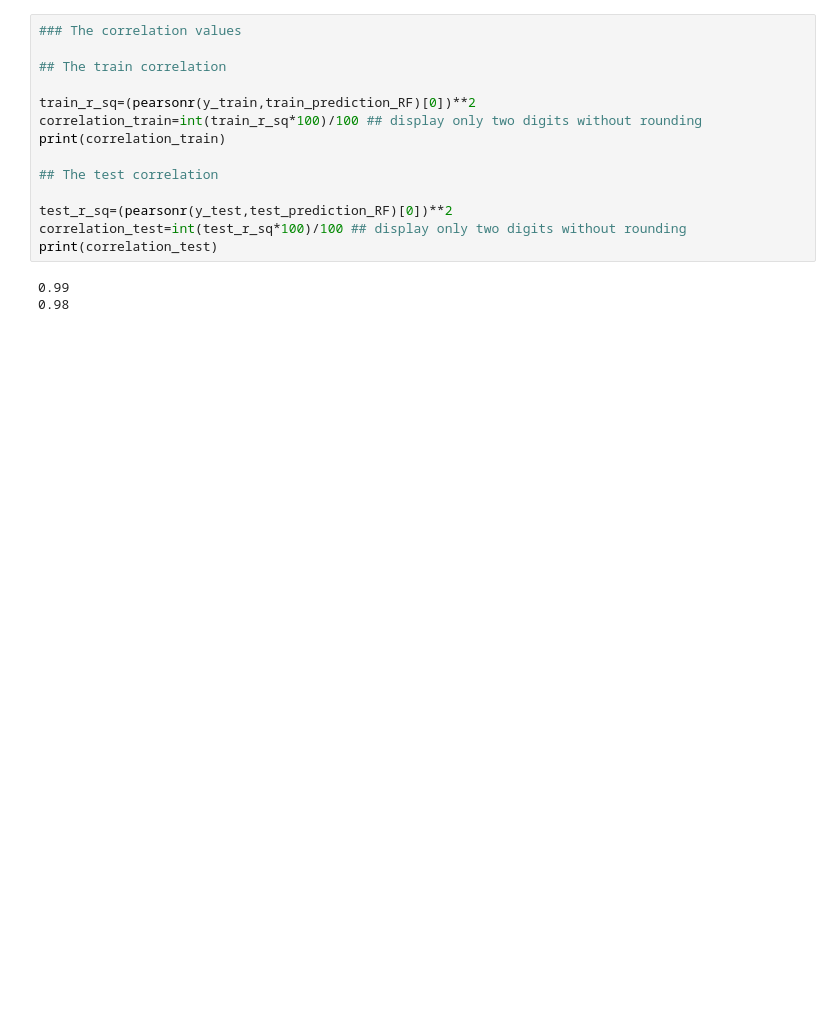
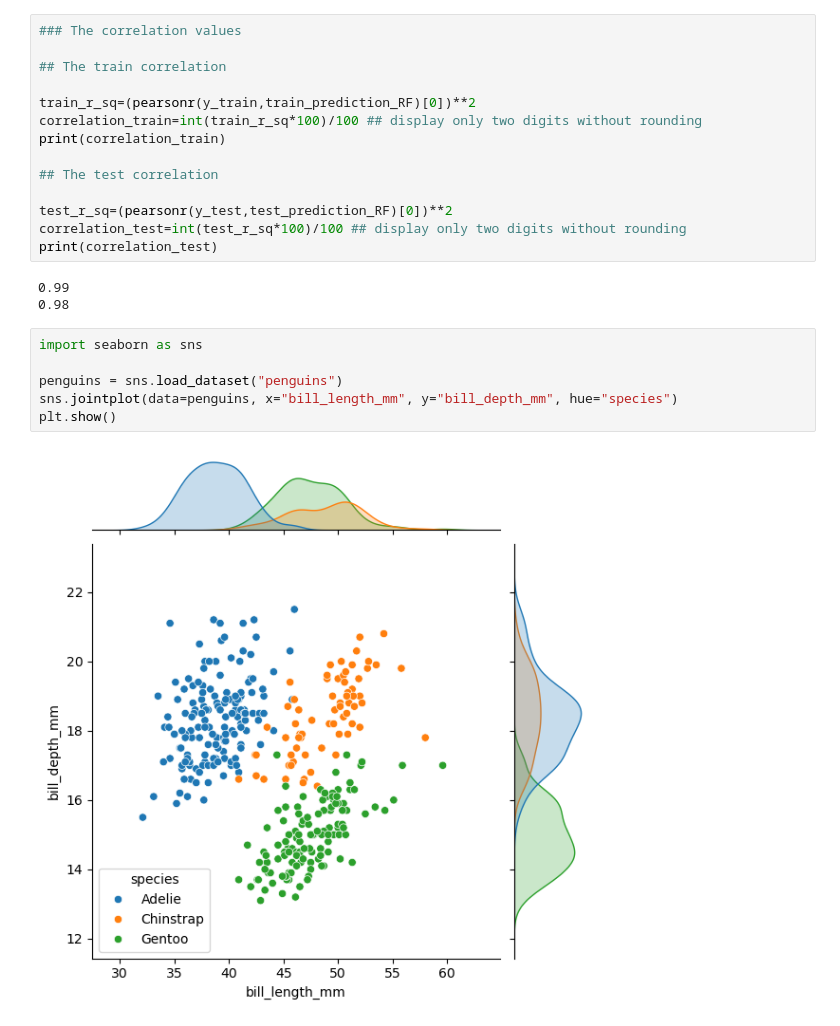
Before and after one commit to mi3nts/Compare_PSD, a Jupyter notebook: CO2/CO2_WM.ipynb, the cells around one changed output. Cells and saved outputs as stored; diff of their text form; blank space fills up the shorter version.

```diff
--- a/CO2/CO2_WM.ipynb
+++ b/CO2/CO2_WM.ipynb
@@ -196,6 +197,14 @@ print(correlation_test)
 # %% [output]
 0.99
 0.98
+# %%
+import seaborn as sns
+
+penguins = sns.load_dataset("penguins")
+sns.jointplot(data=penguins, x="bill_length_mm", y="bill_depth_mm", hue="species")
+plt.show()
+# %% [output]
+[figure, added]
 # %%
 ## Lets plot the scatter plot
 
```
Also changed, not shown: parts of 11 cells of this notebook.
